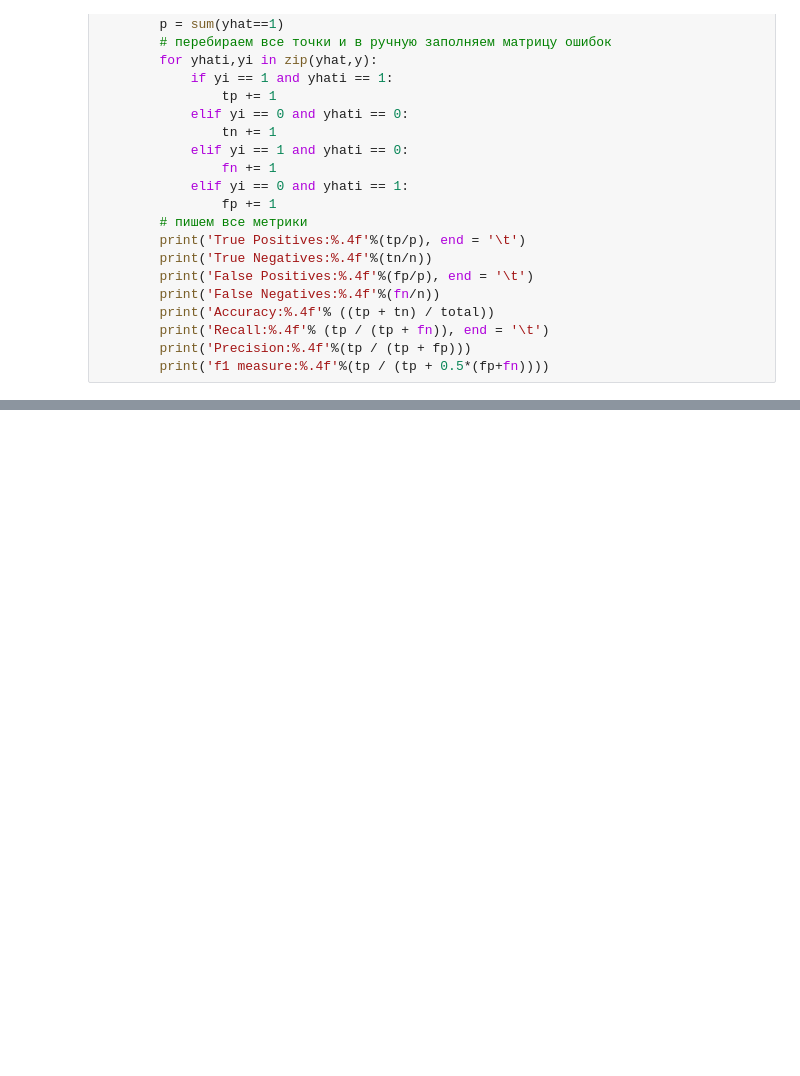
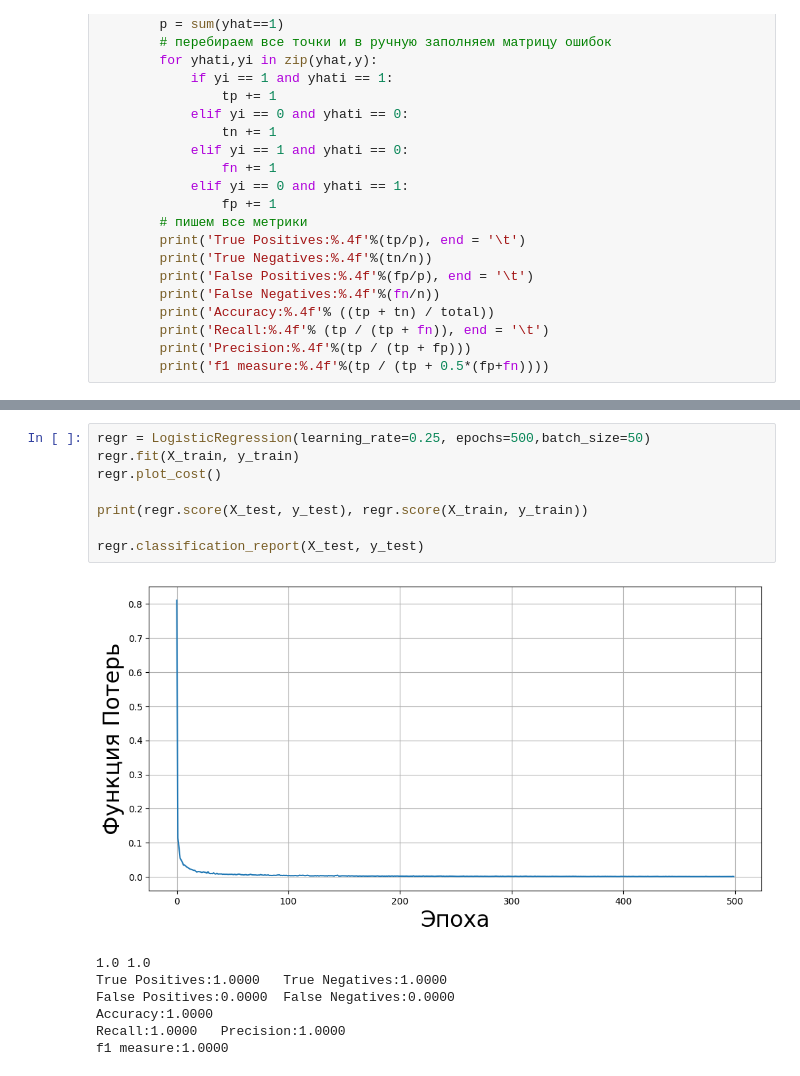
Before and after one commit to modernpacifist/engineering-of-machine-learning-urfu, a Jupyter notebook: math-basics-of-machine-learning/Notebooks/HW3_MBML.ipynb, the cells around one changed output, grey strips where cells are left out. Saved outputs shown, nothing was run; the diff lists cells and outputs as text; blank space fills up the shorter version.

Commit message:
math-basics-of-machine-learning/Notebooks/HW3_MBML.ipynb:backup

```diff
--- a/math-basics-of-machine-learning/Notebooks/HW3_MBML.ipynb
+++ b/math-basics-of-machine-learning/Notebooks/HW3_MBML.ipynb
@@ -460,0 +466,16 @@ plot_data(ax, (X, y), 'Линейно разделимые')
+# %%
+regr = LogisticRegression(learning_rate=0.25, epochs=500,batch_size=50)
+regr.fit(X_train, y_train)
+regr.plot_cost()
+
+print(regr.score(X_test, y_test), regr.score(X_train, y_train))
+
+regr.classification_report(X_test, y_test)
+# %% [output]
+[figure, added]
+1.0 1.0
+True Positives:1.0000   True Negatives:1.0000
+False Positives:0.0000  False Negatives:0.0000
+Accuracy:1.0000
+Recall:1.0000   Precision:1.0000
+f1 measure:1.0000
```
Also changed, not shown: parts of 5 cells of this notebook.
